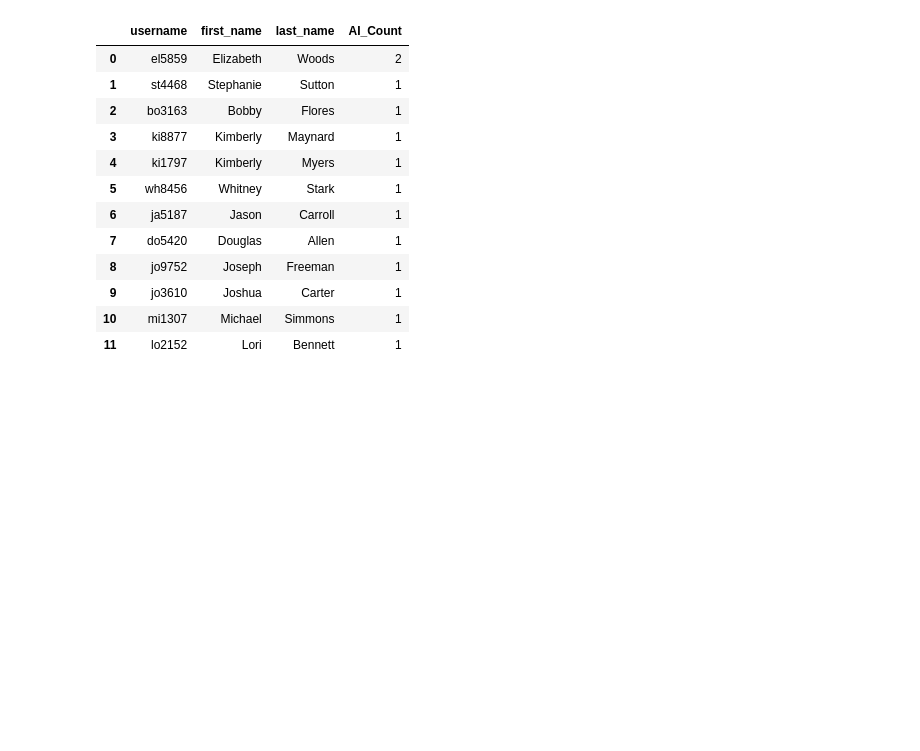
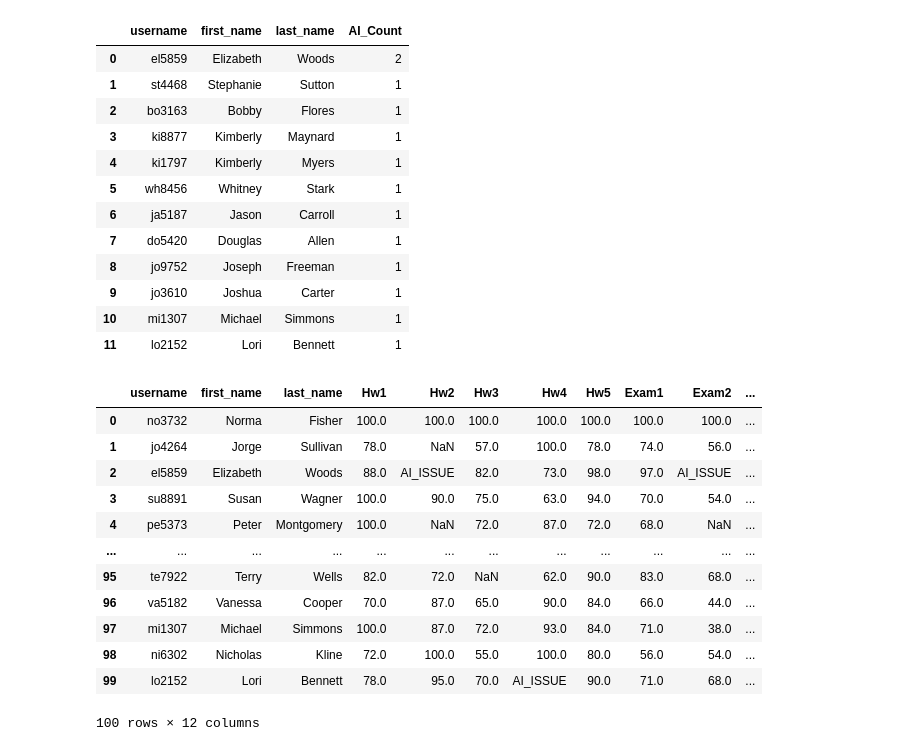
Before and after one commit to ShubhamMisar-12/Python-Code-Archive-2, a Jupyter notebook: Untitled1.ipynb, the cells around one changed output. Drawn from its saved outputs; the diff is of its cells as text; code cells hidden in the pictures; blank space fills up the shorter version.

Commit message:
Trying step 6 - issues

```diff
--- a/Untitled1.ipynb
+++ b/Untitled1.ipynb
@@ -338,3 +338,21 @@ pd6[['username','first_name','last_name','AI_Count']].reset_index(drop = True)
 | 9 | jo3610 | Joshua | Carter | 1 |
 | 10 | mi1307 | Michael | Simmons | 1 |
 | 11 | lo2152 | Lori | Bennett | 1 |
+# %%
+df = pd.read_csv('part2_step5-input.csv')
+# %%
+df
+# %% [output]
+|  | username | first_name | last_name | Hw1 | Hw2 | Hw3 | Hw4 | Hw5 | Exam1 | Exam2 | ... |
+| 0 | no3732 | Norma | Fisher | 100.0 | 100.0 | 100.0 | 100.0 | 100.0 | 100.0 | 100.0 | ... |
+| 1 | jo4264 | Jorge | Sullivan | 78.0 | NaN | 57.0 | 100.0 | 78.0 | 74.0 | 56.0 | ... |
+| 2 | el5859 | Elizabeth | Woods | 88.0 | AI_ISSUE | 82.0 | 73.0 | 98.0 | 97.0 | AI_ISSUE | ... |
+| 3 | su8891 | Susan | Wagner | 100.0 | 90.0 | 75.0 | 63.0 | 94.0 | 70.0 | 54.0 | ... |
+| 4 | pe5373 | Peter | Montgomery | 100.0 | NaN | 72.0 | 87.0 | 72.0 | 68.0 | NaN | ... |
+| ... | ... | ... | ... | ... | ... | ... | ... | ... | ... | ... | ... |
+| 95 | te7922 | Terry | Wells | 82.0 | 72.0 | NaN | 62.0 | 90.0 | 83.0 | 68.0 | ... |
+| 96 | va5182 | Vanessa | Cooper | 70.0 | 87.0 | 65.0 | 90.0 | 84.0 | 66.0 | 44.0 | ... |
+| 97 | mi1307 | Michael | Simmons | 100.0 | 87.0 | 72.0 | 93.0 | 84.0 | 71.0 | 38.0 | ... |
+| 98 | ni6302 | Nicholas | Kline | 72.0 | 100.0 | 55.0 | 100.0 | 80.0 | 56.0 | 54.0 | ... |
+| 99 | lo2152 | Lori | Bennett | 78.0 | 95.0 | 70.0 | AI_ISSUE | 90.0 | 71.0 | 68.0 | ... |
+100 rows × 12 columns
```
Also changed, not shown: parts of 7 cells of this notebook, 2 other files.
